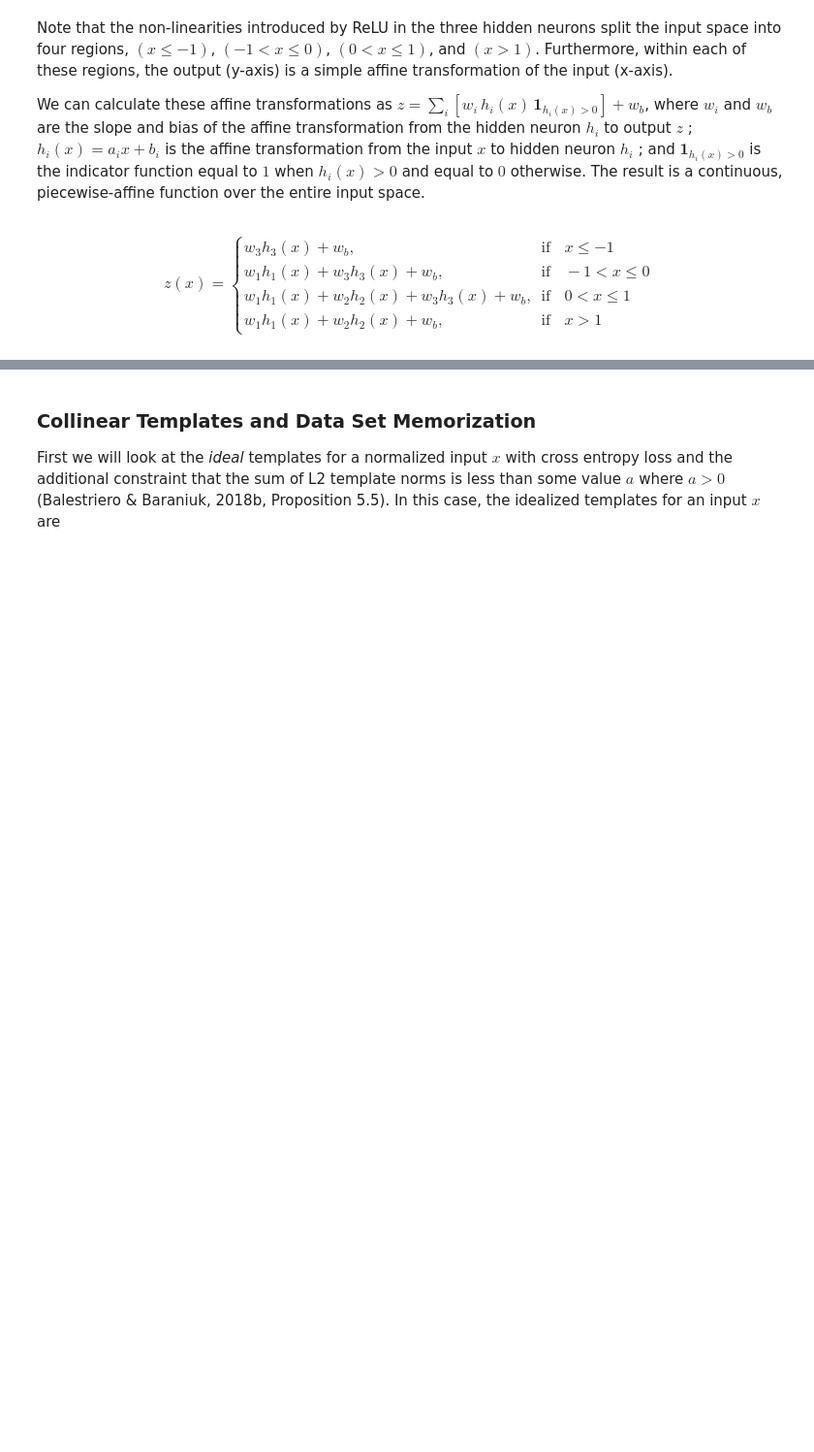
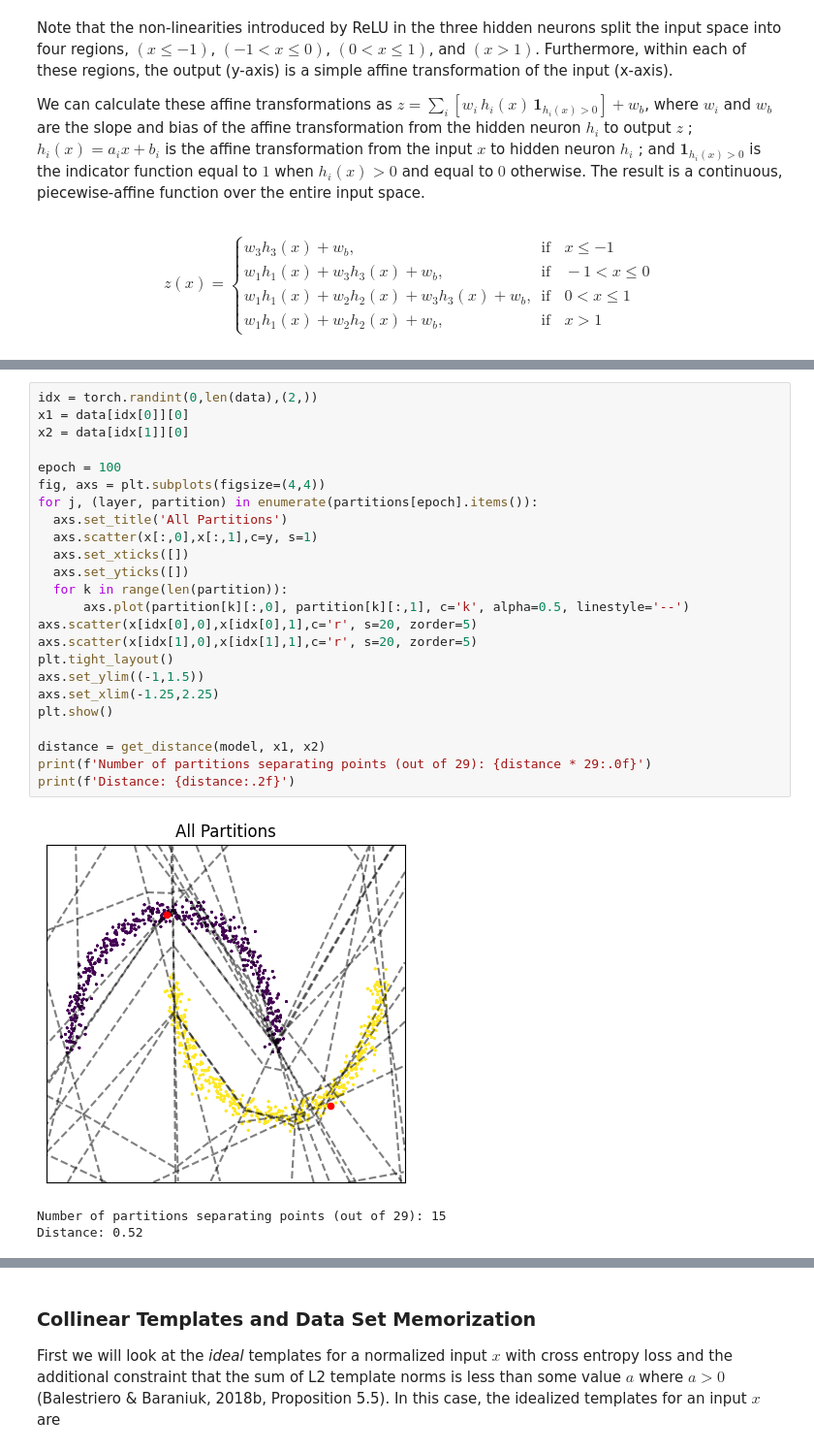
Before and after one commit to WilliamLockeIV/Spline-Theory-and-Neural-Collapse, a Jupyter notebook: Theory/Background_on_Spline_Theory.ipynb, the cells around one changed output, grey strips where cells are left out. Shown at 97% size. Saved outputs shown, nothing was run; the diff lists cells and outputs as text; blank space fills up the shorter version.

```diff
--- a/Theory/Background_on_Spline_Theory.ipynb
+++ b/Theory/Background_on_Spline_Theory.ipynb
@@ -393,0 +440,28 @@ This formulation of deep neural networks gives us new insights into their traini
+# %%
+idx = torch.randint(0,len(data),(2,))
+x1 = data[idx[0]][0]
+x2 = data[idx[1]][0]
+
+epoch = 100
+fig, axs = plt.subplots(figsize=(4,4))
+for j, (layer, partition) in enumerate(partitions[epoch].items()):
+  axs.set_title('All Partitions')
+  axs.scatter(x[:,0],x[:,1],c=y, s=1)
+  axs.set_xticks([])
+  axs.set_yticks([])
+  for k in range(len(partition)):
+      axs.plot(partition[k][:,0], partition[k][:,1], c='k', alpha=0.5, linestyle='--')
+axs.scatter(x[idx[0],0],x[idx[0],1],c='r', s=20, zorder=5)
+axs.scatter(x[idx[1],0],x[idx[1],1],c='r', s=20, zorder=5)
+plt.tight_layout()
+axs.set_ylim((-1,1.5))
+axs.set_xlim(-1.25,2.25)
+plt.show()
+
+distance = get_distance(model, x1, x2)
+print(f'Number of partitions separating points (out of 29): {distance * 29:.0f}')
+print(f'Distance: {distance:.2f}')
+# %% [output]
+[figure, added]
+Number of partitions separating points (out of 29): 15
+Distance: 0.52
```
Also changed, not shown: parts of 29 cells of this notebook.
